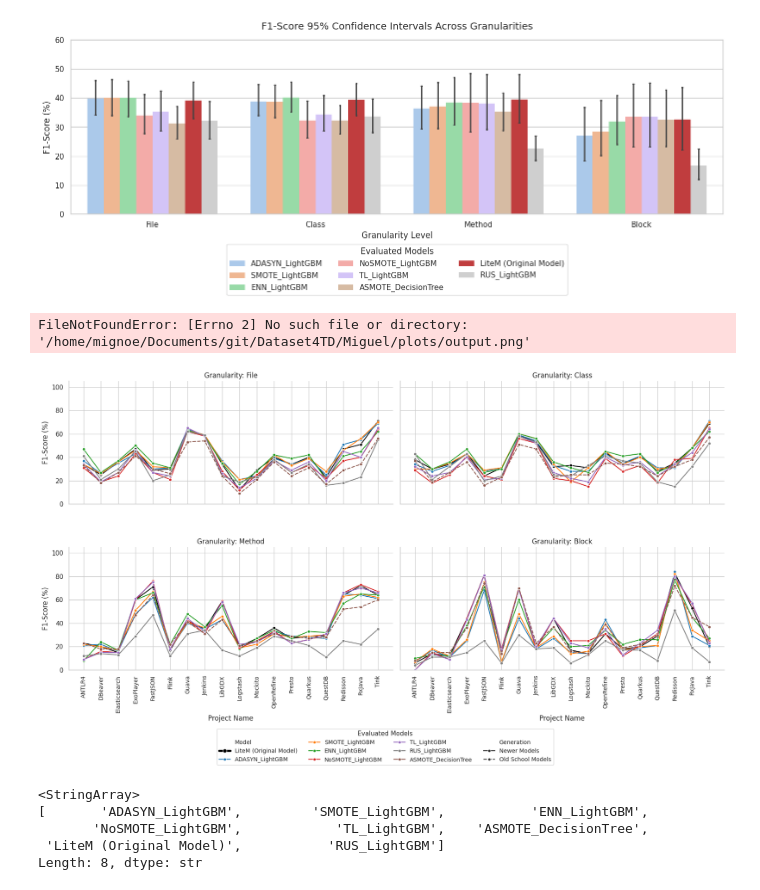
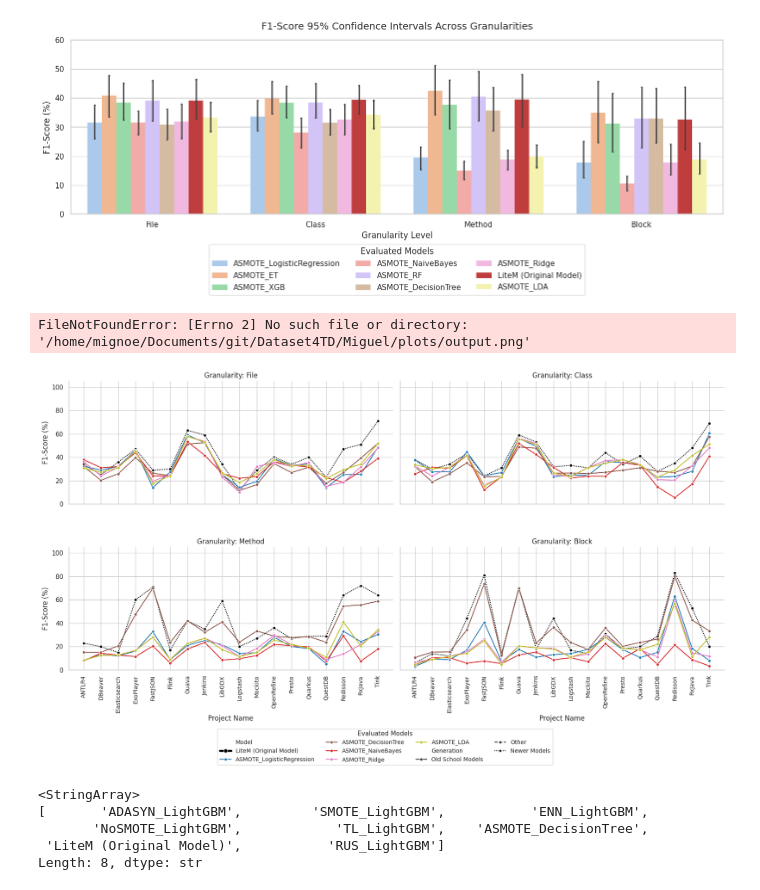
Before and after one commit to MiguelOlivRd/Dataset4TD, a Jupyter notebook: Miguel/plots/reading_from_result_files.ipynb, the cells around one changed output. Drawn from its saved outputs; the diff is of its cells as text; code cells hidden in the pictures.

```diff
--- a/Miguel/plots/reading_from_result_files.ipynb
+++ b/Miguel/plots/reading_from_result_files.ipynb
@@ -8,7 +8,7 @@ import seaborn as sns
 
 Shift = 0
 FILE_PREFIX = "within_project_"
-FOLDER_PATH = "results/authors_results/"
+FOLDER_PATH = "../results/trying_other_models/"
 
 # =====================================================================
 # STEP 1: READ THE DATA
@@ -151,34 +151,34 @@ def plot_model_comparison(comparison_df):
     )
     plt.ylabel("F1-Score (%)", fontsize=12)
     plt.xlabel("Granularity Level", fontsize=12)
 
     # 3. Placed below the chart in 3 columns so the main plot can expand horizontally
     plt.legend(
         title="Evaluated Models",
         loc="upper center",
         bbox_to_anchor=(0.5, -0.15),
         ncol=3,
     )
 
     plt.tight_layout()
     plt.show()
 
 # =====================================================================
 # MAIN RUNNER
 # =====================================================================
 if __name__ == "__main__":
     # Module 1: Extract
     raw_data = load_all_models()
 
     # Module 2: Transform
     master_df = build_comparison_dataset(raw_data)
 
     master_df.Model = master_df.Model.replace("ASMOTE_LightGBM", "LiteM (Original Model)")
 
     # Module 3: Visualize
     plot_model_comparison(master_df)
 # %% [output]
-[figure, old version]
+[figure, new version]
 # %%
 # =====================================================================
 # STEP 3: PLOTTING FUNCTION (FIXED & ROBUST)
@@ -340,7 +340,7 @@ if __name__ == "__main__":
         plot_granularity_line_charts(prepared_df)
 # %% [output]
 FileNotFoundError: [Errno 2] No such file or directory: '/home/mignoe/Documents/git/Dataset4TD/Miguel/plots/output.png'
-[figure, old version]
+[figure, new version]
 # %%
 prepared_df.Model.unique()
 # %% [output]
```
Also changed, not shown: 2 other files.
